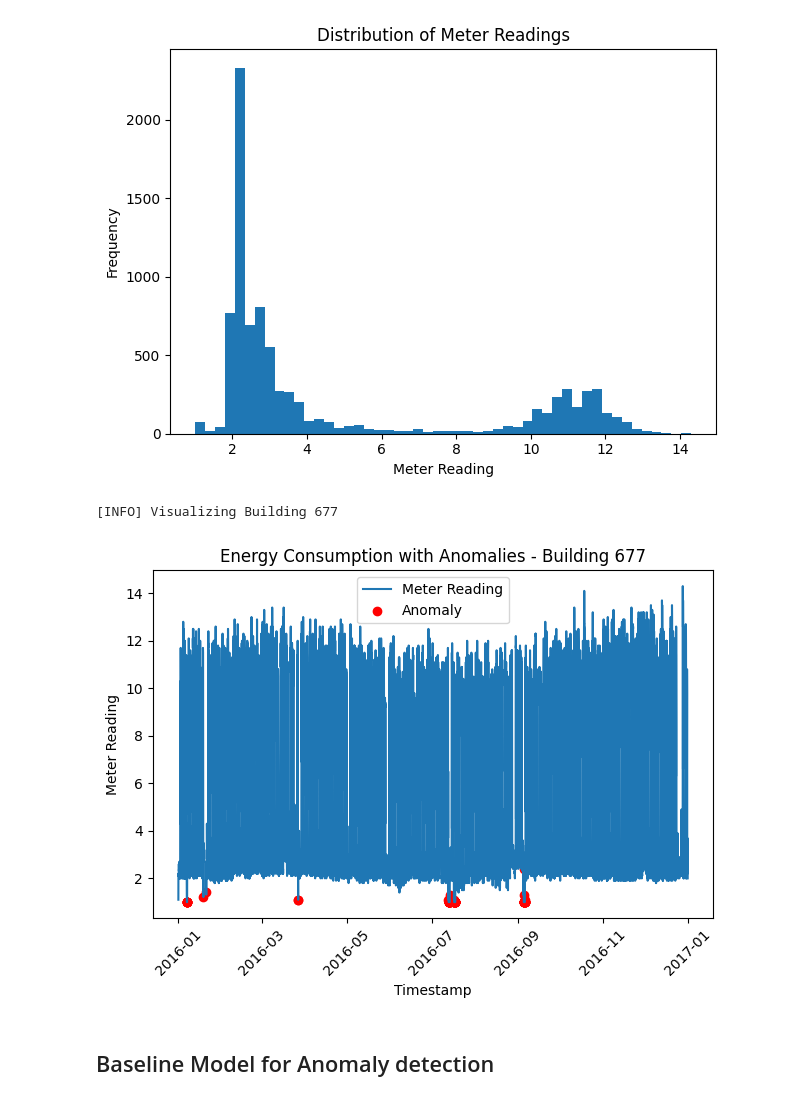
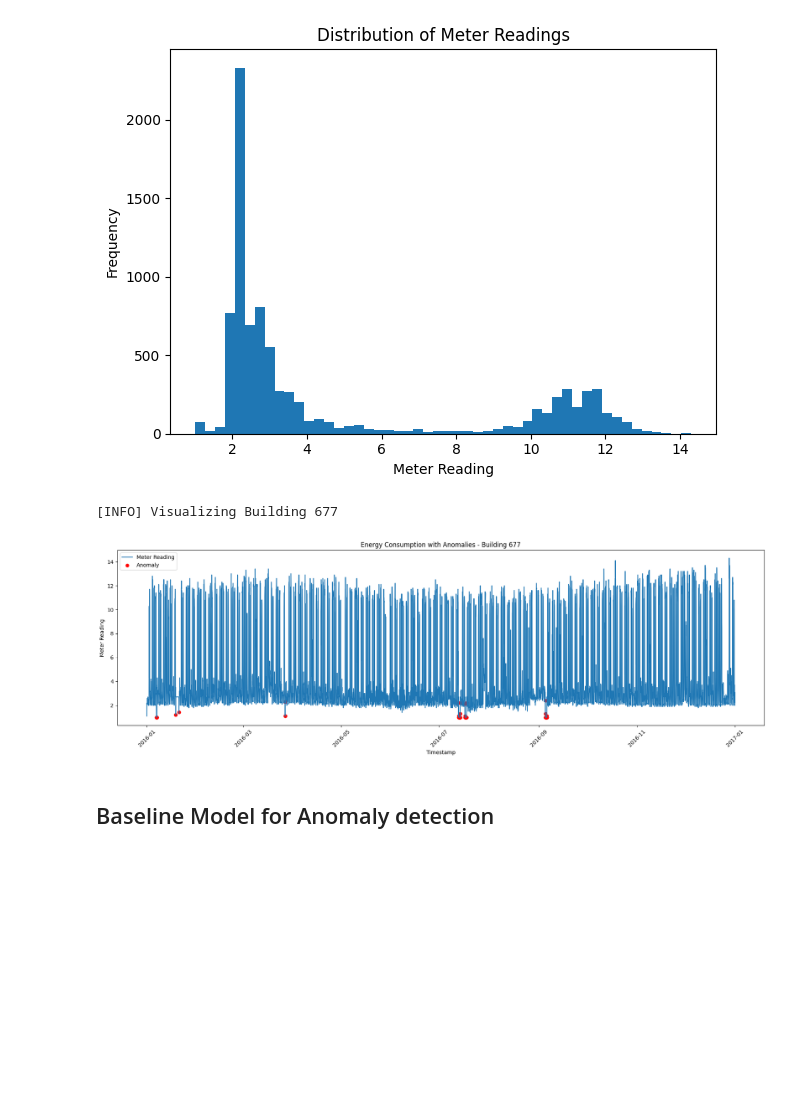
Before and after one commit to srivnaman/EnergyFM, a Jupyter notebook: Notebooks/energy-tspulse_anomaly_detection_finetune.ipynb, the cells around one changed output. Saved outputs shown, nothing was run; the diff lists cells and outputs as text; code cells hidden in the pictures; blank space fills up the shorter version.

```diff
--- a/Notebooks/energy-tspulse_anomaly_detection_finetune.ipynb
+++ b/Notebooks/energy-tspulse_anomaly_detection_finetune.ipynb
@@ -126,35 +128,35 @@ plt.show()
 
 print(f"\n[INFO] Visualizing Building {sample_building}")
 
-plt.figure()
+plt.figure(figsize=(18, 6))
 
 # Full time-series
 plt.plot(
     sample_df["timestamp"],
     sample_df["meter_reading"],
     label="Meter Reading"
 )
 
 # Overlay anomalies in red
 if "anomaly" in sample_df.columns:
     anomalies = sample_df[sample_df["anomaly"] == 1]
     plt.scatter(
         anomalies["timestamp"],
         anomalies["meter_reading"],
         color="red",
         label="Anomaly"
     )
 
 plt.title(f"Energy Consumption with Anomalies - Building {sample_building}")
 plt.xlabel("Timestamp")
 plt.ylabel("Meter Reading")
 plt.xticks(rotation=45)
 plt.legend()
 plt.tight_layout()
 plt.show()
 # %% [output]
 [INFO] Visualizing Building 677
-[figure, old version]
+[figure, new version]
 # %% [markdown]
 ## Baseline Model for Anomaly detection
 # %%
```
Also changed, not shown: parts of 4 cells of this notebook, 6 other files.
